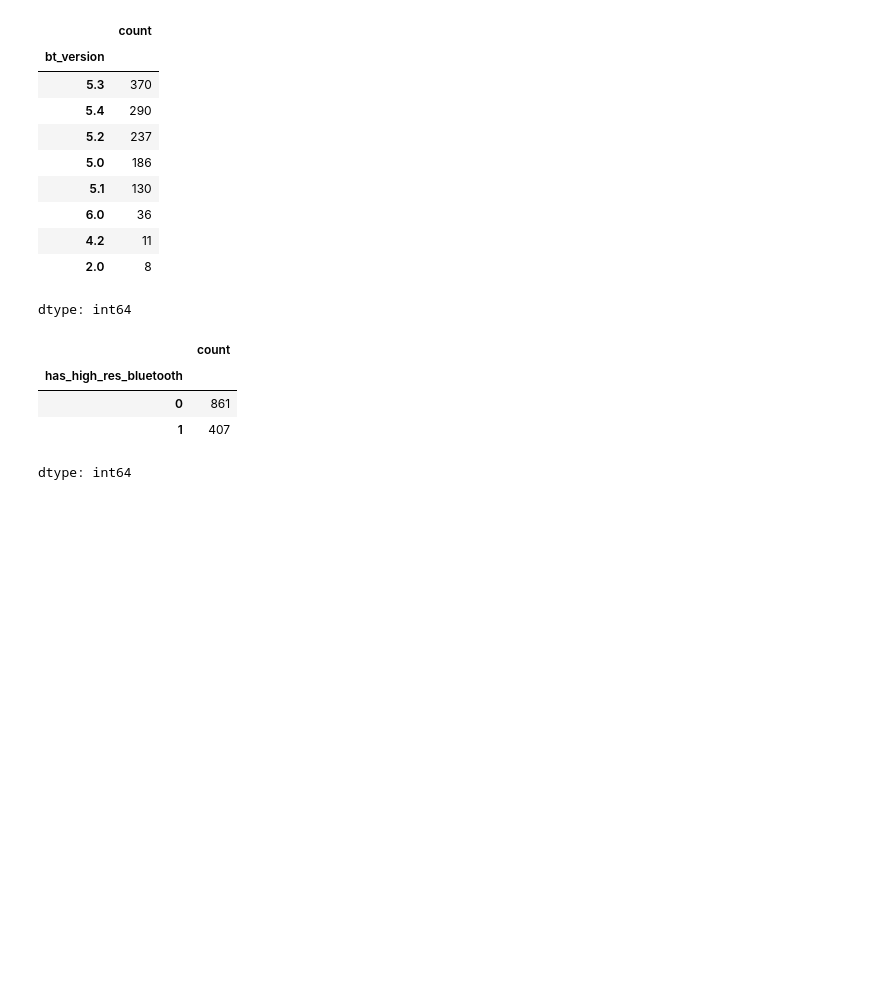
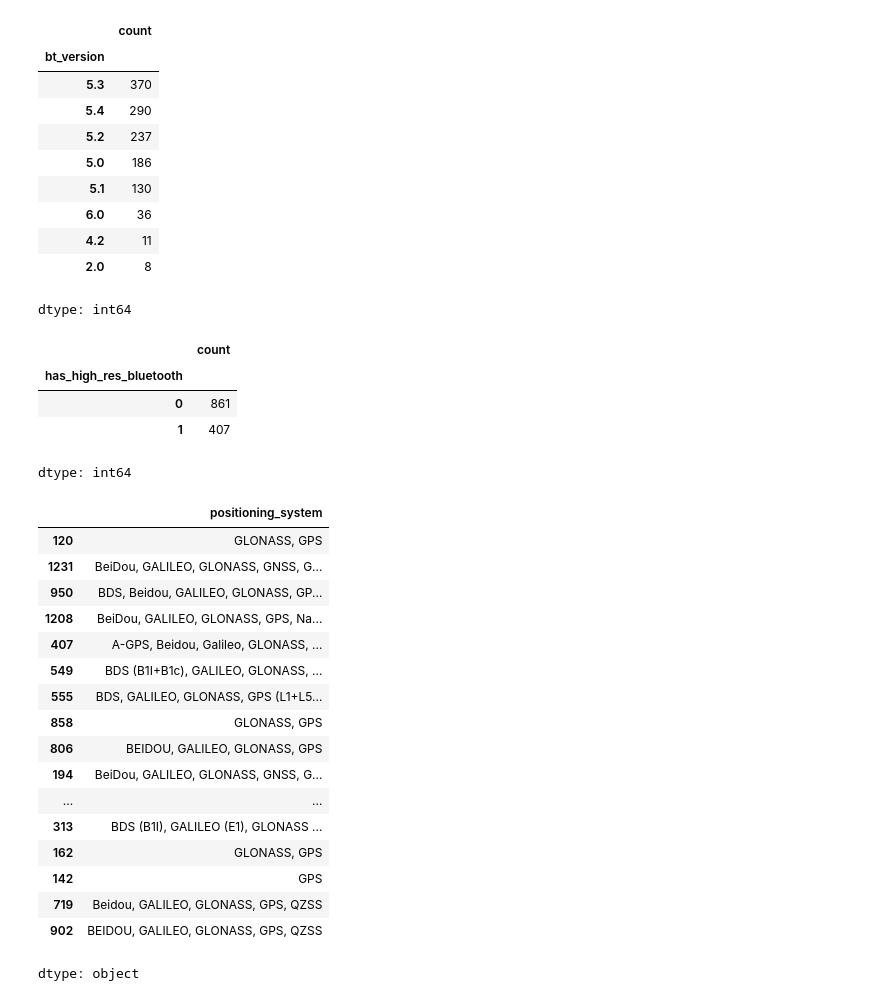
Before and after one commit to rajeshxdatascience/smartphone-recommender-system, a Jupyter notebook: SpecLens_AI_Data_Engineering.ipynb, the cells around one changed output. Drawn from its saved outputs; the diff is of its cells as text; code cells hidden in the pictures; blank space fills up the shorter version.

```diff
--- a/SpecLens_AI_Data_Engineering.ipynb
+++ b/SpecLens_AI_Data_Engineering.ipynb
@@ -5145,3 +5145,24 @@ df['has_high_res_bluetooth'].value_counts()
 | 0 | 861 |
 | 1 | 407 |
 dtype: int64
+# %%
+df['positioning_system'].sample(20)
+# %% [output]
+|  | positioning_system |
+| 120 | GLONASS, GPS |
+| 1231 | BeiDou, GALILEO, GLONASS, GNSS, G... |
+| 950 | BDS, Beidou, GALILEO, GLONASS, GP... |
+| 1208 | BeiDou, GALILEO, GLONASS, GPS, Na... |
+| 407 | A-GPS, Beidou, Galileo, GLONASS, ... |
+| 549 | BDS (B1I+B1c), GALILEO, GLONASS, ... |
+| 555 | BDS, GALILEO, GLONASS, GPS (L1+L5... |
+| 858 | GLONASS, GPS |
+| 806 | BEIDOU, GALILEO, GLONASS, GPS |
+| 194 | BeiDou, GALILEO, GLONASS, GNSS, G... |
+| ... | ... |
+| 313 | BDS (B1I), GALILEO (E1), GLONASS ... |
+| 162 | GLONASS, GPS |
+| 142 | GPS |
+| 719 | Beidou, GALILEO, GLONASS, GPS, QZSS |
+| 902 | BEIDOU, GALILEO, GLONASS, GPS, QZSS |
+dtype: object
```
Also changed, not shown: parts of 6 cells of this notebook.
